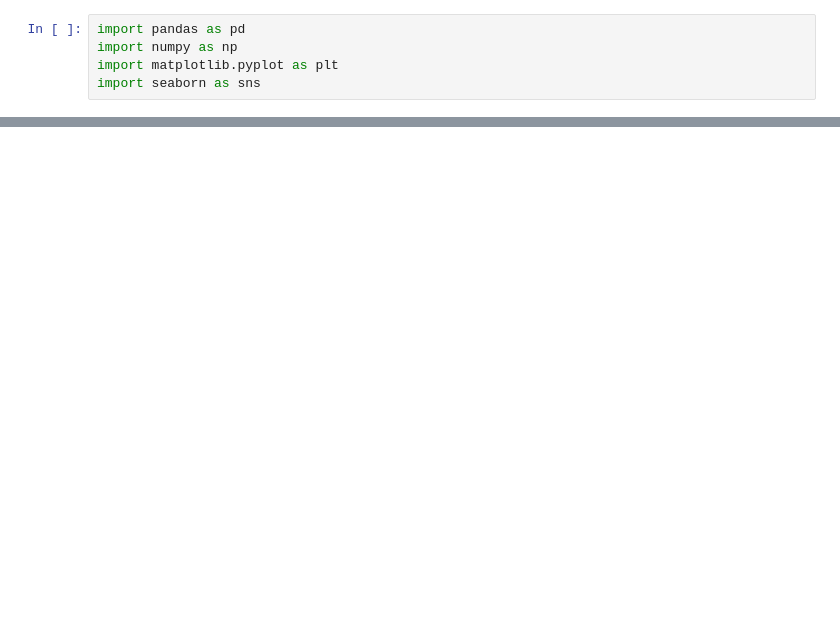
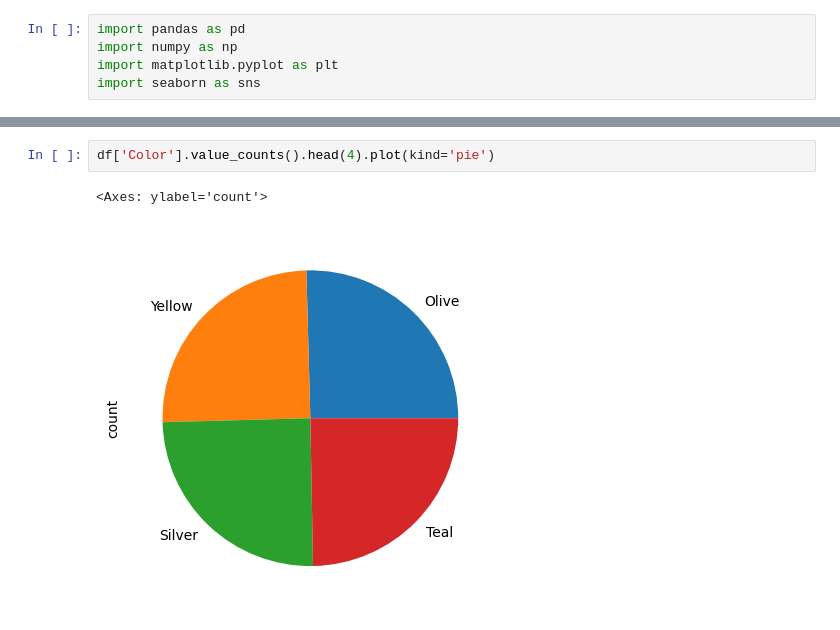
Before and after one commit to harhash891/mohamed-saed-mohamed-hasan-ahmed, a Jupyter notebook: n1.ipynb, the cells around one changed output, grey strips where cells are left out. Saved outputs shown, nothing was run; the diff lists cells and outputs as text; blank space fills up the shorter version.

```diff
--- a/n1.ipynb
+++ b/n1.ipynb
@@ -110,0 +91,5 @@ for col in catogre_col:
+# %%
+df['Color'].value_counts().head(4).plot(kind='pie')
+# %% [output]
+<Axes: ylabel='count'>
+[figure, added]
```
Also changed, not shown: parts of 49 cells of this notebook.
